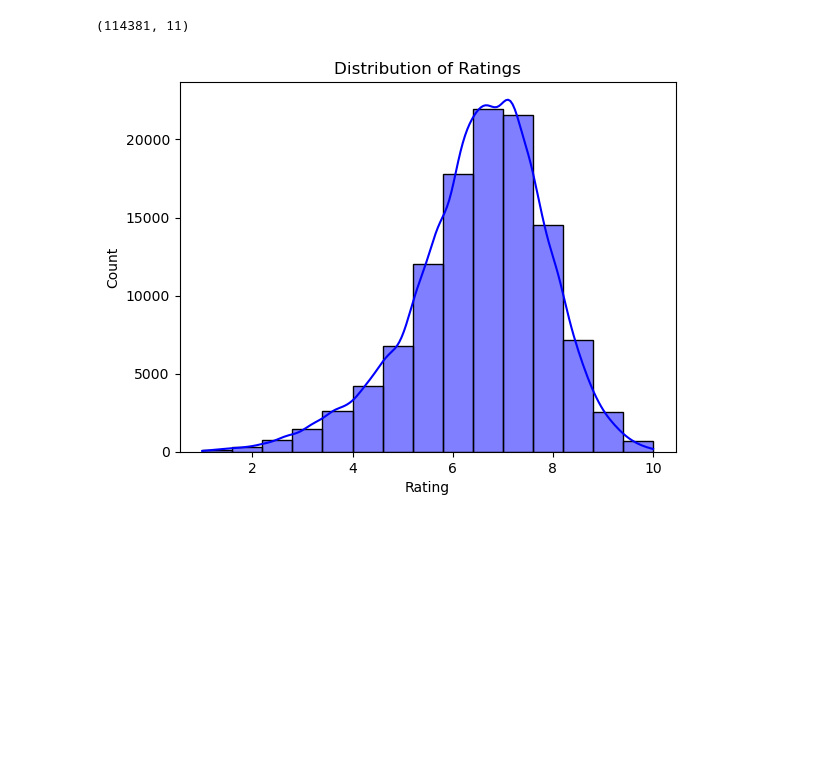
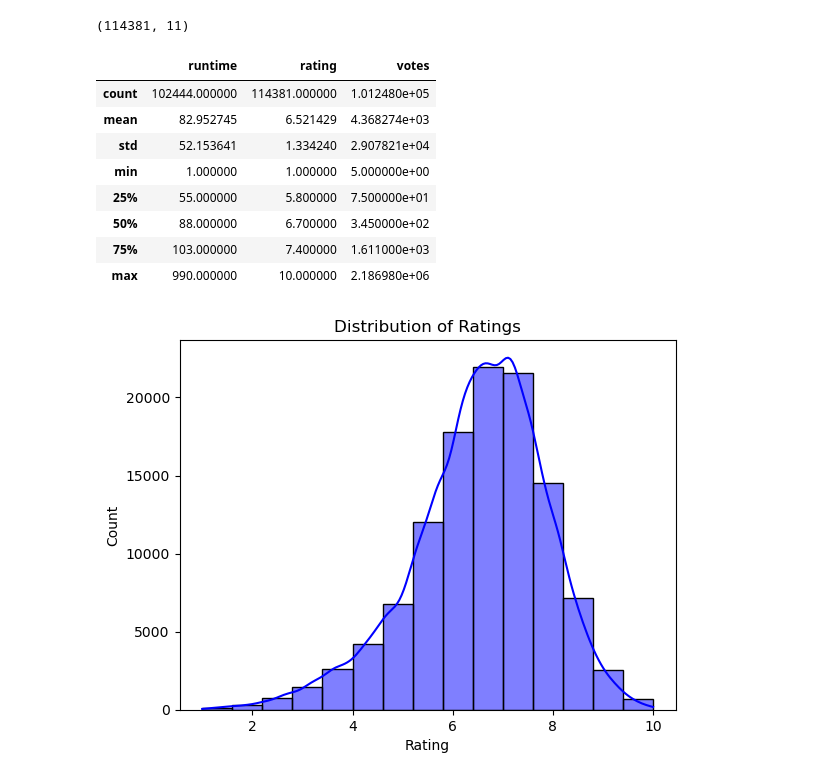
Before and after one commit to Jasikasamantha/Movie_-_TV_Show_Metadata_Analysis, a Jupyter notebook: Movie_And_TV_Show_Metadata_Analysis_EDA.ipynb, the cells around one changed output. Cells and saved outputs as stored; diff of their text form; code cells hidden in the pictures; blank space fills up the shorter version.

```diff
--- a/Movie_And_TV_Show_Metadata_Analysis_EDA.ipynb
+++ b/Movie_And_TV_Show_Metadata_Analysis_EDA.ipynb
@@ -167,6 +167,18 @@ df.head(10)
 df.shape
 # %% [output]
 (114381, 11)
+# %%
+df.describe()
+# %% [output]
+|  | runtime | rating | votes |
+| count | 102444.000000 | 114381.000000 | 1.012480e+05 |
+| mean | 82.952745 | 6.521429 | 4.368274e+03 |
+| std | 52.153641 | 1.334240 | 2.907821e+04 |
+| min | 1.000000 | 1.000000 | 5.000000e+00 |
+| 25% | 55.000000 | 5.800000 | 7.500000e+01 |
+| 50% | 88.000000 | 6.700000 | 3.450000e+02 |
+| 75% | 103.000000 | 7.400000 | 1.611000e+03 |
+| max | 990.000000 | 10.000000 | 2.186980e+06 |
 # %%
 # Distribution of Movie Ratings
 sns.histplot(df['rating'], bins=15, kde=True, color='blue')
```
